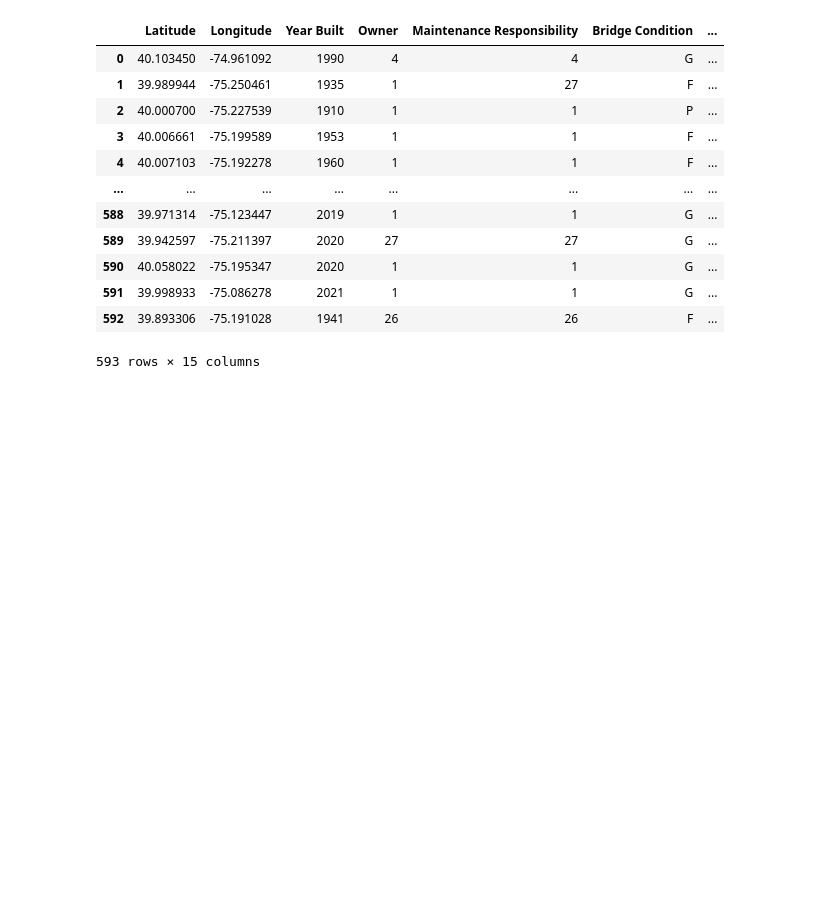
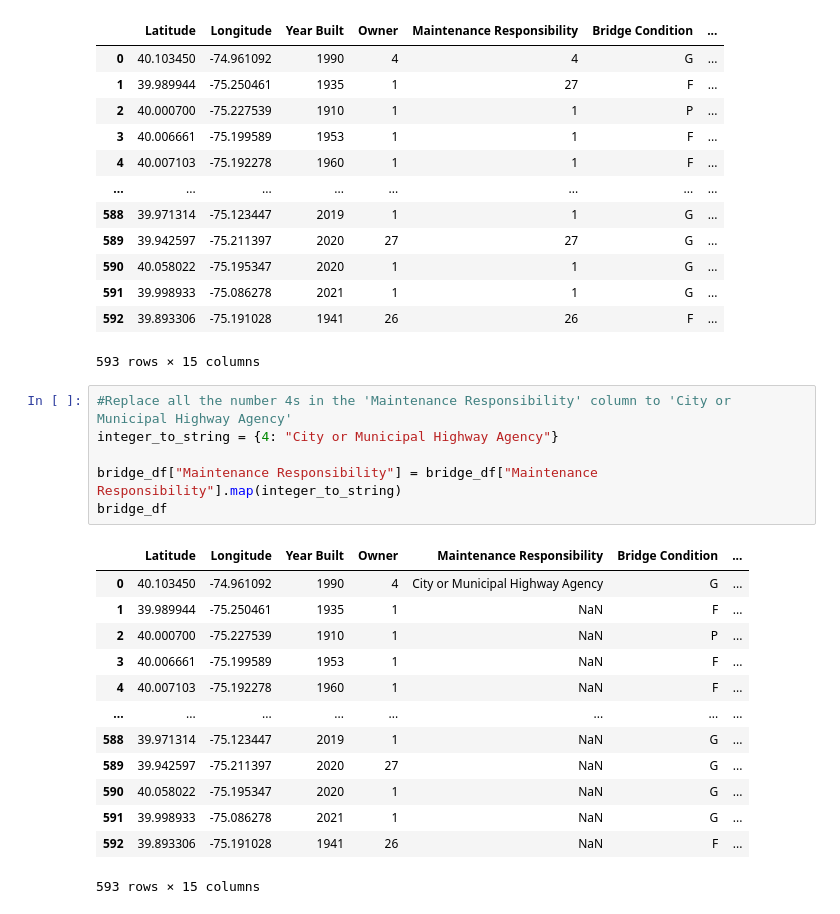
Before and after one commit to PatrickJohnDean/Project-3-Orange-Team, a Jupyter notebook: Bridge_df.ipynb, the cells around one changed output. Cells and saved outputs as stored; diff of their text form; blank space fills up the shorter version.

```diff
--- a/Bridge_df.ipynb
+++ b/Bridge_df.ipynb
@@ -82,3 +82,23 @@ bridge_df
 | 591 | 39.998933 | -75.086278 | 2021 | 1 | 1 | G | ... |
 | 592 | 39.893306 | -75.191028 | 1941 | 26 | 26 | F | ... |
 593 rows × 15 columns
+# %%
+#Replace all the number 4s in the 'Maintenance Responsibility' column to 'City or Municipal Highway Agency'
+integer_to_string = {4: "City or Municipal Highway Agency"}
+
+bridge_df["Maintenance Responsibility"] = bridge_df["Maintenance Responsibility"].map(integer_to_string)
+bridge_df
+# %% [output]
+|  | Latitude | Longitude | Year Built | Owner | Maintenance Responsibility | Bridge Condition | ... |
+| 0 | 40.103450 | -74.961092 | 1990 | 4 | City or Municipal Highway Agency | G | ... |
+| 1 | 39.989944 | -75.250461 | 1935 | 1 | NaN | F | ... |
+| 2 | 40.000700 | -75.227539 | 1910 | 1 | NaN | P | ... |
+| 3 | 40.006661 | -75.199589 | 1953 | 1 | NaN | F | ... |
+| 4 | 40.007103 | -75.192278 | 1960 | 1 | NaN | F | ... |
+| ... | ... | ... | ... | ... | ... | ... | ... |
+| 588 | 39.971314 | -75.123447 | 2019 | 1 | NaN | G | ... |
+| 589 | 39.942597 | -75.211397 | 2020 | 27 | NaN | G | ... |
+| 590 | 40.058022 | -75.195347 | 2020 | 1 | NaN | G | ... |
+| 591 | 39.998933 | -75.086278 | 2021 | 1 | NaN | G | ... |
+| 592 | 39.893306 | -75.191028 | 1941 | 26 | NaN | F | ... |
+593 rows × 15 columns
```
Also changed, not shown: parts of 3 cells of this notebook.
